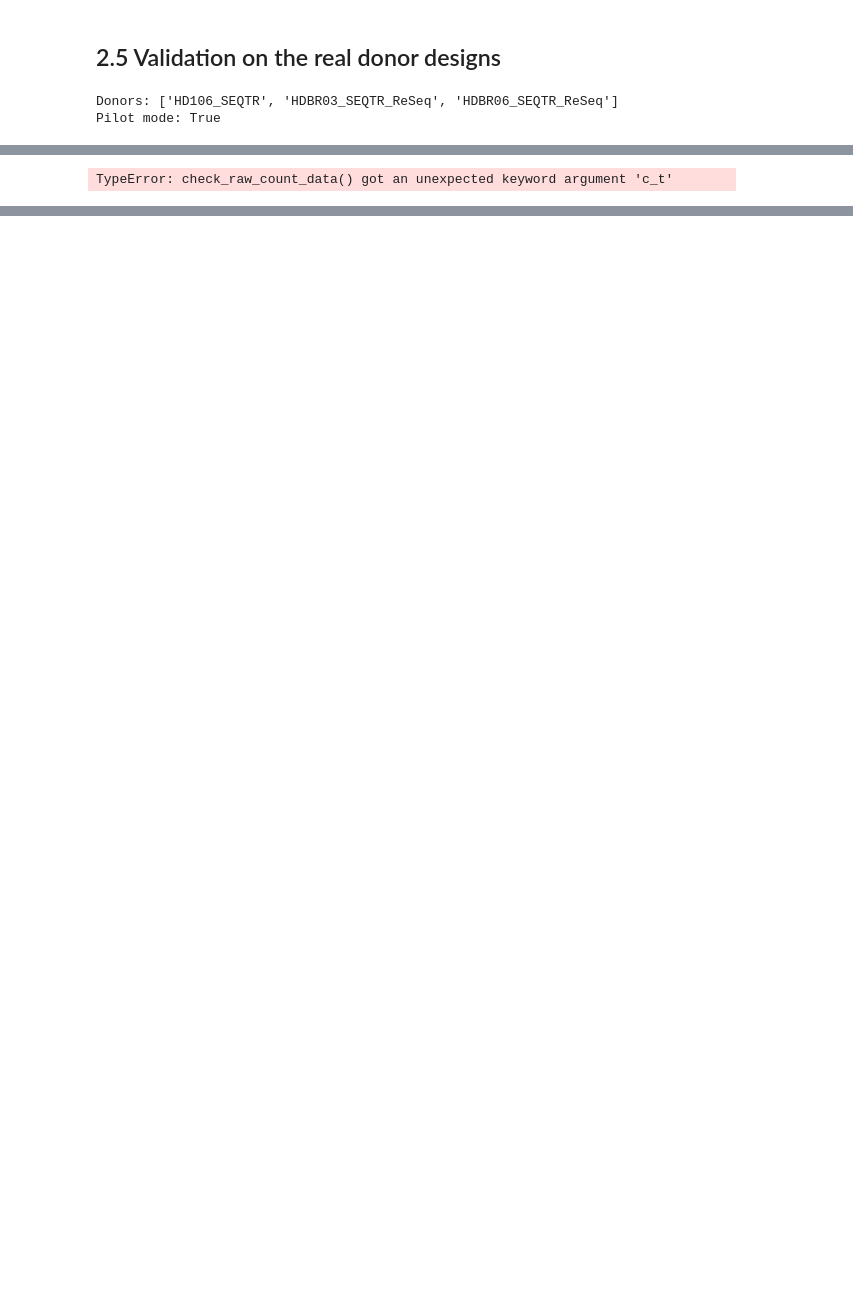
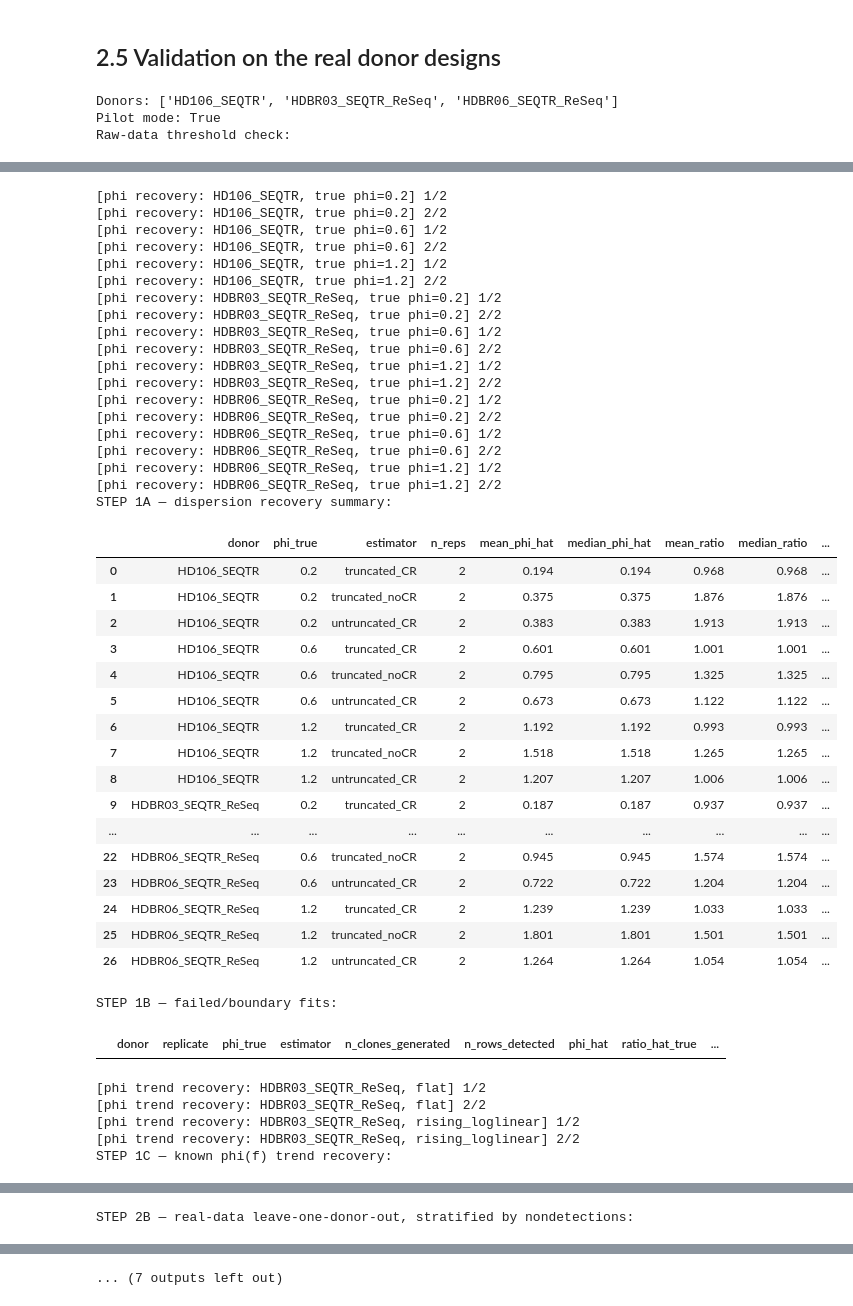
Before and after one commit to leogabcz/VHIO-colab, a Jupyter notebook: notebooks/Notebook_2_NB_fit_edited.ipynb, the cells around one changed output, grey strips where cells are left out. Cells and saved outputs as stored; diff of their text form; code cells hidden in the pictures; blank space fills up the shorter version.

```diff
--- a/notebooks/Notebook_2_NB_fit_edited.ipynb
+++ b/notebooks/Notebook_2_NB_fit_edited.ipynb
@@ -432,7 +466,7 @@ null_runs, null_miss, null_summary = val.run_parametric_null_loo(
 print("STEP 3A — parametric null summary by held-out donor:")
 display(null_summary.round(4))
 print("STEP 3B — parametric null FPR by nondetections:")
-display(null_miss.groupby(["held_out", "n_miss"]).agg(
+display(null_miss.groupby(["held_out", "n_miss"], observed=True).agg(
     n_reps=("replicate", "nunique"),
     n_tested=("n_tested", "mean"),
     mean_FPR_p05=("FPR_p05", "mean"),
@@ -493,3 +527,4 @@ if PILOT:
 # %% [output]
 Donors: ['HD106_SEQTR', 'HDBR03_SEQTR_ReSeq', 'HDBR06_SEQTR_ReSeq']
 Pilot mode: True
+Raw-data threshold check:
@@ -496 +548,43 @@ Pilot mode: True
-TypeError: check_raw_count_data() got an unexpected keyword argument 'c_t'
+[phi recovery: HD106_SEQTR, true phi=0.2] 1/2
+[phi recovery: HD106_SEQTR, true phi=0.2] 2/2
+[phi recovery: HD106_SEQTR, true phi=0.6] 1/2
+[phi recovery: HD106_SEQTR, true phi=0.6] 2/2
+[phi recovery: HD106_SEQTR, true phi=1.2] 1/2
+[phi recovery: HD106_SEQTR, true phi=1.2] 2/2
+[phi recovery: HDBR03_SEQTR_ReSeq, true phi=0.2] 1/2
+[phi recovery: HDBR03_SEQTR_ReSeq, true phi=0.2] 2/2
+[phi recovery: HDBR03_SEQTR_ReSeq, true phi=0.6] 1/2
+[phi recovery: HDBR03_SEQTR_ReSeq, true phi=0.6] 2/2
+[phi recovery: HDBR03_SEQTR_ReSeq, true phi=1.2] 1/2
+[phi recovery: HDBR03_SEQTR_ReSeq, true phi=1.2] 2/2
+[phi recovery: HDBR06_SEQTR_ReSeq, true phi=0.2] 1/2
+[phi recovery: HDBR06_SEQTR_ReSeq, true phi=0.2] 2/2
+[phi recovery: HDBR06_SEQTR_ReSeq, true phi=0.6] 1/2
+[phi recovery: HDBR06_SEQTR_ReSeq, true phi=0.6] 2/2
+[phi recovery: HDBR06_SEQTR_ReSeq, true phi=1.2] 1/2
+[phi recovery: HDBR06_SEQTR_ReSeq, true phi=1.2] 2/2
+STEP 1A — dispersion recovery summary:
+|  | donor | phi_true | estimator | n_reps | mean_phi_hat | median_phi_hat | mean_ratio | median_ratio | ... |
+| 0 | HD106_SEQTR | 0.2 | truncated_CR | 2 | 0.194 | 0.194 | 0.968 | 0.968 | ... |
+| 1 | HD106_SEQTR | 0.2 | truncated_noCR | 2 | 0.375 | 0.375 | 1.876 | 1.876 | ... |
+| 2 | HD106_SEQTR | 0.2 | untruncated_CR | 2 | 0.383 | 0.383 | 1.913 | 1.913 | ... |
+| 3 | HD106_SEQTR | 0.6 | truncated_CR | 2 | 0.601 | 0.601 | 1.001 | 1.001 | ... |
+| 4 | HD106_SEQTR | 0.6 | truncated_noCR | 2 | 0.795 | 0.795 | 1.325 | 1.325 | ... |
+| 5 | HD106_SEQTR | 0.6 | untruncated_CR | 2 | 0.673 | 0.673 | 1.122 | 1.122 | ... |
+| 6 | HD106_SEQTR | 1.2 | truncated_CR | 2 | 1.192 | 1.192 | 0.993 | 0.993 | ... |
+| 7 | HD106_SEQTR | 1.2 | truncated_noCR | 2 | 1.518 | 1.518 | 1.265 | 1.265 | ... |
+| 8 | HD106_SEQTR | 1.2 | untruncated_CR | 2 | 1.207 | 1.207 | 1.006 | 1.006 | ... |
+| 9 | HDBR03_SEQTR_ReSeq | 0.2 | truncated_CR | 2 | 0.187 | 0.187 | 0.937 | 0.937 | ... |
+| ... | ... | ... | ... | ... | ... | ... | ... | ... | ... |
+| 22 | HDBR06_SEQTR_ReSeq | 0.6 | truncated_noCR | 2 | 0.945 | 0.945 | 1.574 | 1.574 | ... |
+| 23 | HDBR06_SEQTR_ReSeq | 0.6 | untruncated_CR | 2 | 0.722 | 0.722 | 1.204 | 1.204 | ... |
+| 24 | HDBR06_SEQTR_ReSeq | 1.2 | truncated_CR | 2 | 1.239 | 1.239 | 1.033 | 1.033 | ... |
+| 25 | HDBR06_SEQTR_ReSeq | 1.2 | truncated_noCR | 2 | 1.801 | 1.801 | 1.501 | 1.501 | ... |
+| 26 | HDBR06_SEQTR_ReSeq | 1.2 | untruncated_CR | 2 | 1.264 | 1.264 | 1.054 | 1.054 | ... |
+STEP 1B — failed/boundary fits:
+|  | donor | replicate | phi_true | estimator | n_clones_generated | n_rows_detected | phi_hat | ratio_hat_true | ... |
+[phi trend recovery: HDBR03_SEQTR_ReSeq, flat] 1/2
+[phi trend recovery: HDBR03_SEQTR_ReSeq, flat] 2/2
+[phi trend recovery: HDBR03_SEQTR_ReSeq, rising_loglinear] 1/2
+[phi trend recovery: HDBR03_SEQTR_ReSeq, rising_loglinear] 2/2
+STEP 1C — known phi(f) trend recovery:
@@ -496,0 +620 @@ TypeError: check_raw_count_data() got an unexpected keyword argument 'c_t'
+STEP 2B — real-data leave-one-donor-out, stratified by nondetections:
@@ -496,0 +633 @@ TypeError: check_raw_count_data() got an unexpected keyword argument 'c_t'
+... (7 outputs left out)
```
Also changed, not shown: parts of 7 cells of this notebook, 8 other files.
